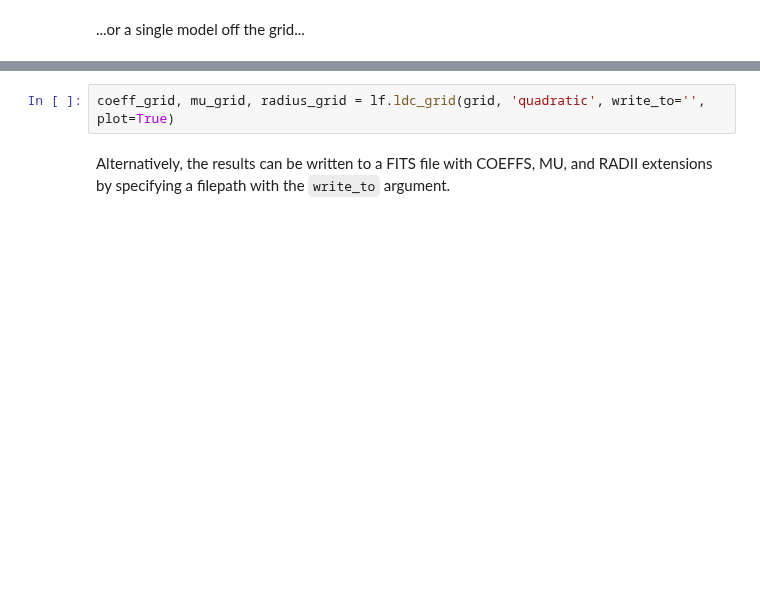
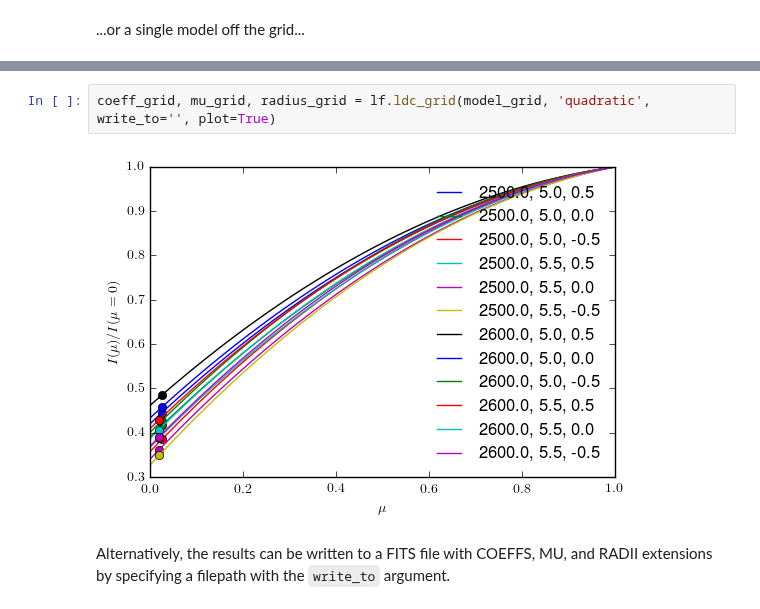
Before and after one commit to ExoCTK/exoctk, a Jupyter notebook: ExoCTK/limb_dark/ldc_demo.ipynb, the cells around one changed output, grey strips where cells are left out. Saved outputs shown, nothing was run; the diff lists cells and outputs as text; blank space fills up the shorter version.

```diff
--- a/ExoCTK/limb_dark/ldc_demo.ipynb
+++ b/ExoCTK/limb_dark/ldc_demo.ipynb
@@ -71,4 +72,6 @@ Teff: 2532  logg: 5.1  FeH: 0.0  model not in grid. Calculating...
 # %%
-coeff_grid, mu_grid, radius_grid = lf.ldc_grid(grid, 'quadratic', write_to='', plot=True)
+coeff_grid, mu_grid, radius_grid = lf.ldc_grid(model_grid, 'quadratic', write_to='', plot=True)
+# %% [output]
+[figure, added]
 # %% [markdown]
 Alternatively, the results can be written to a FITS file with COEFFS, MU, and RADII extensions by specifying a filepath with the `write_to` argument.
```
Also changed, not shown: parts of 12 cells of this notebook, 2 other files.
